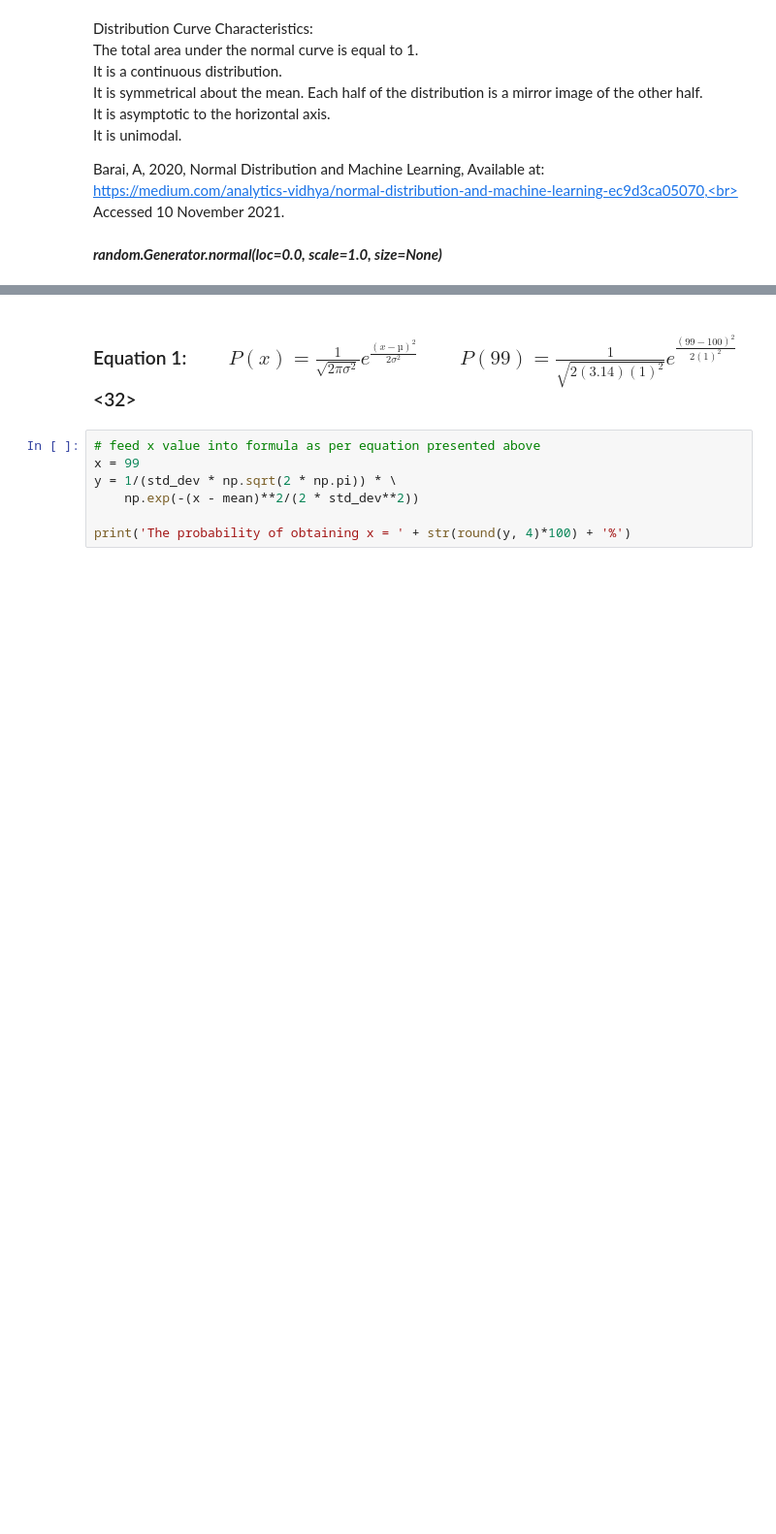
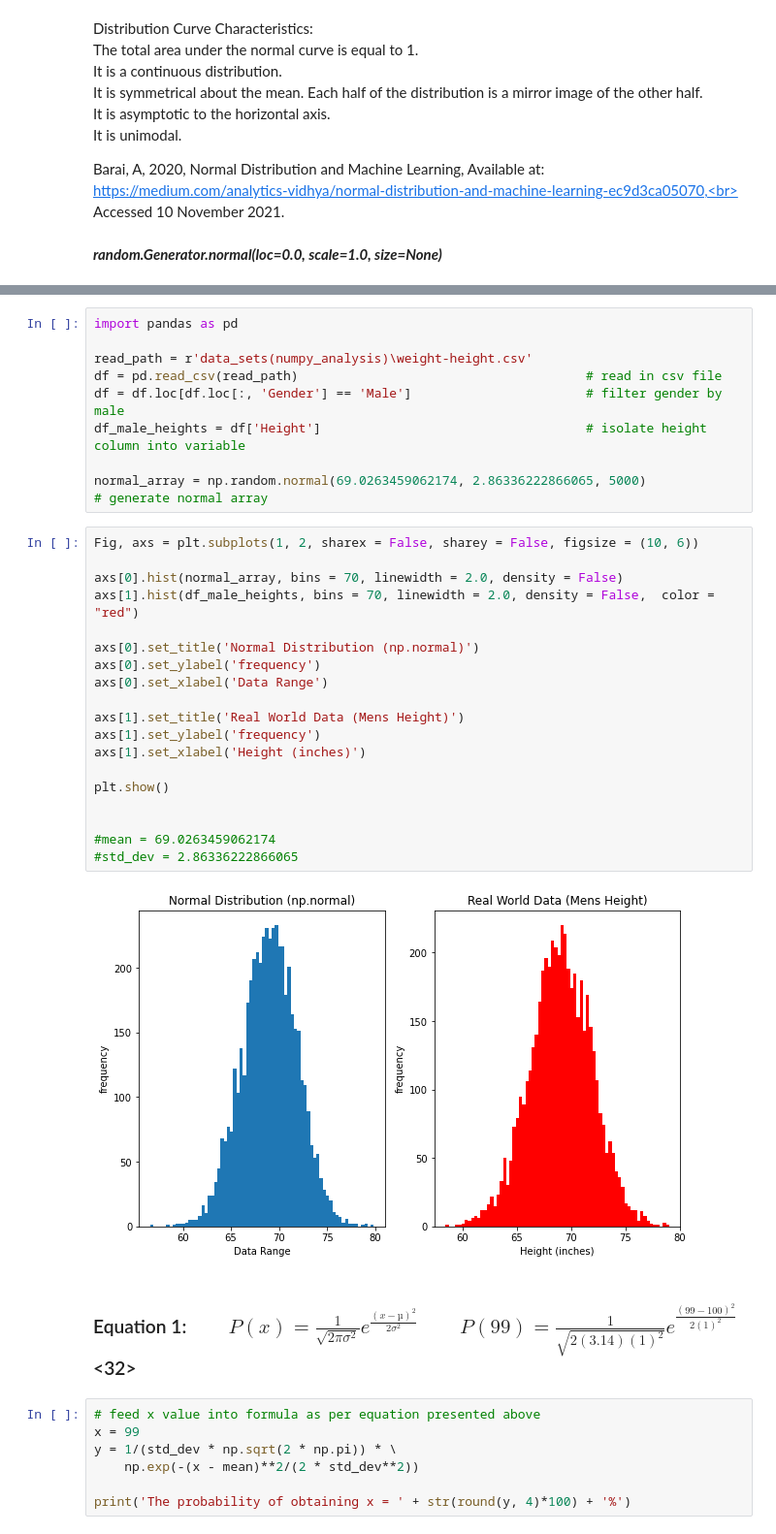
Before and after one commit to CiaranMoran27/playing_with_jupyter, a Jupyter notebook: numpy-random.ipynb, the cells around one changed output, grey strips where cells are left out. Shown at 97% size. Saved outputs shown, nothing was run; the diff lists cells and outputs as text; blank space fills up the shorter version.

```diff
--- a/numpy-random.ipynb
+++ b/numpy-random.ipynb
@@ -321,3 +363,33 @@ y
+# %%
+import pandas as pd
+
+read_path = r'data_sets(numpy_analysis)\weight-height.csv'
+df = pd.read_csv(read_path)                                      # read in csv file
+df = df.loc[df.loc[:, 'Gender'] == 'Male']                       # filter gender by male
+df_male_heights = df['Height']                                   # isolate height column into variable
+
+normal_array = np.random.normal(69.0263459062174, 2.86336222866065, 5000)            # generate normal array
+# %%
+Fig, axs = plt.subplots(1, 2, sharex = False, sharey = False, figsize = (10, 6))
+
+axs[0].hist(normal_array, bins = 70, linewidth = 2.0, density = False)
+axs[1].hist(df_male_heights, bins = 70, linewidth = 2.0, density = False,  color = "red")
+
+axs[0].set_title('Normal Distribution (np.normal)')
+axs[0].set_ylabel('frequency')
+axs[0].set_xlabel('Data Range')
+
+axs[1].set_title('Real World Data (Mens Height)')
+axs[1].set_ylabel('frequency')
+axs[1].set_xlabel('Height (inches)')
+
+plt.show()
+
+
+#mean = 69.0263459062174
+#std_dev = 2.86336222866065
+# %% [output]
+[figure, added]
 # %% [markdown]
 <h3>Equation 1: &nbsp;   &nbsp;  &nbsp;   &nbsp;  $P(x)=\frac{1}{\sqrt{2πσ^2}}{e^\frac{(x-µ)^2}{2σ^2}}$ &nbsp;   &nbsp;  &nbsp;   &nbsp;  $ P(99)=\frac{1}{\sqrt{2(3.14)(1)^2}}{e^\frac{(99-100)^2}{2(1)^2}}$<32>
 # %%
```
Also changed, not shown: parts of 12 cells of this notebook, 1 other file.
